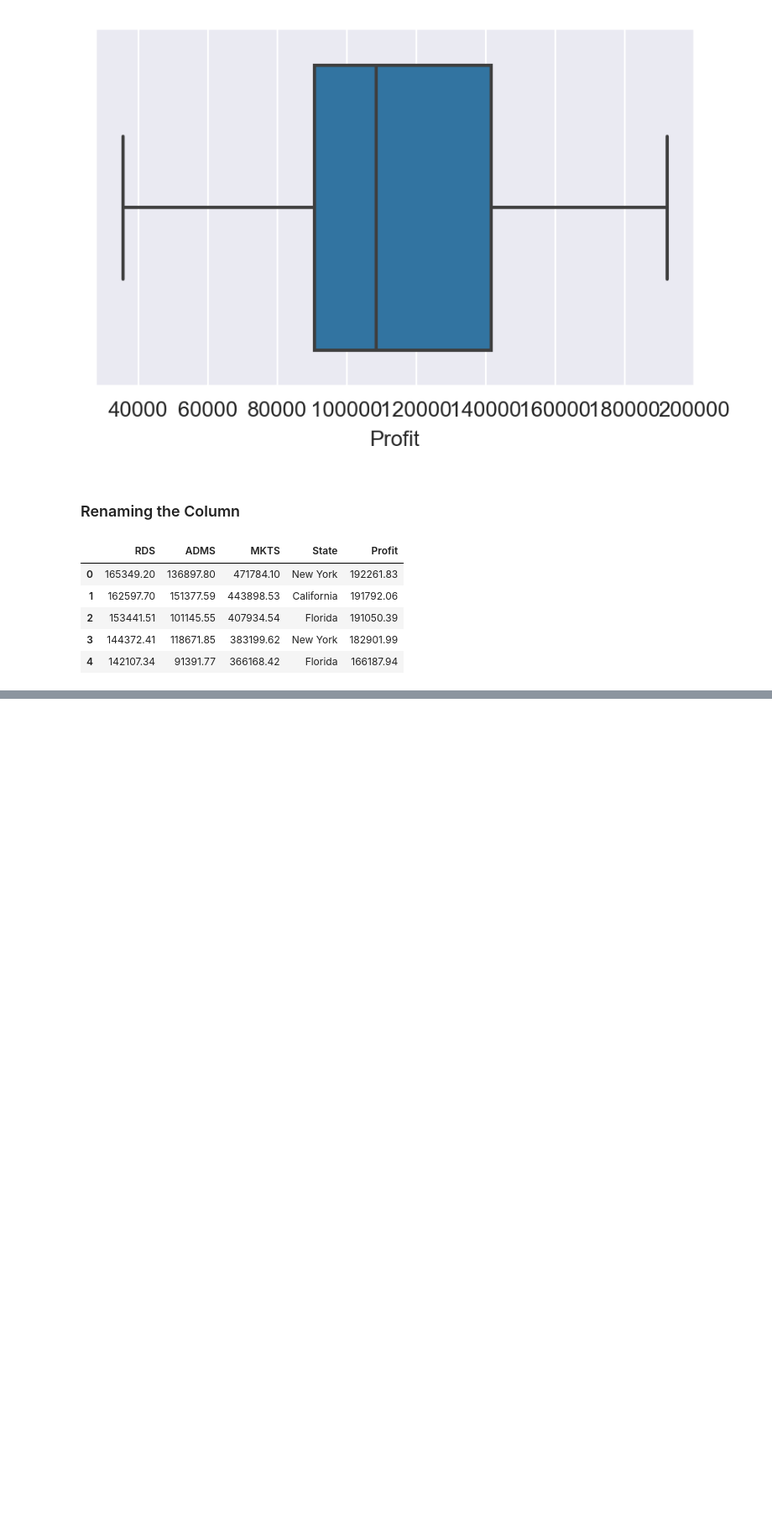
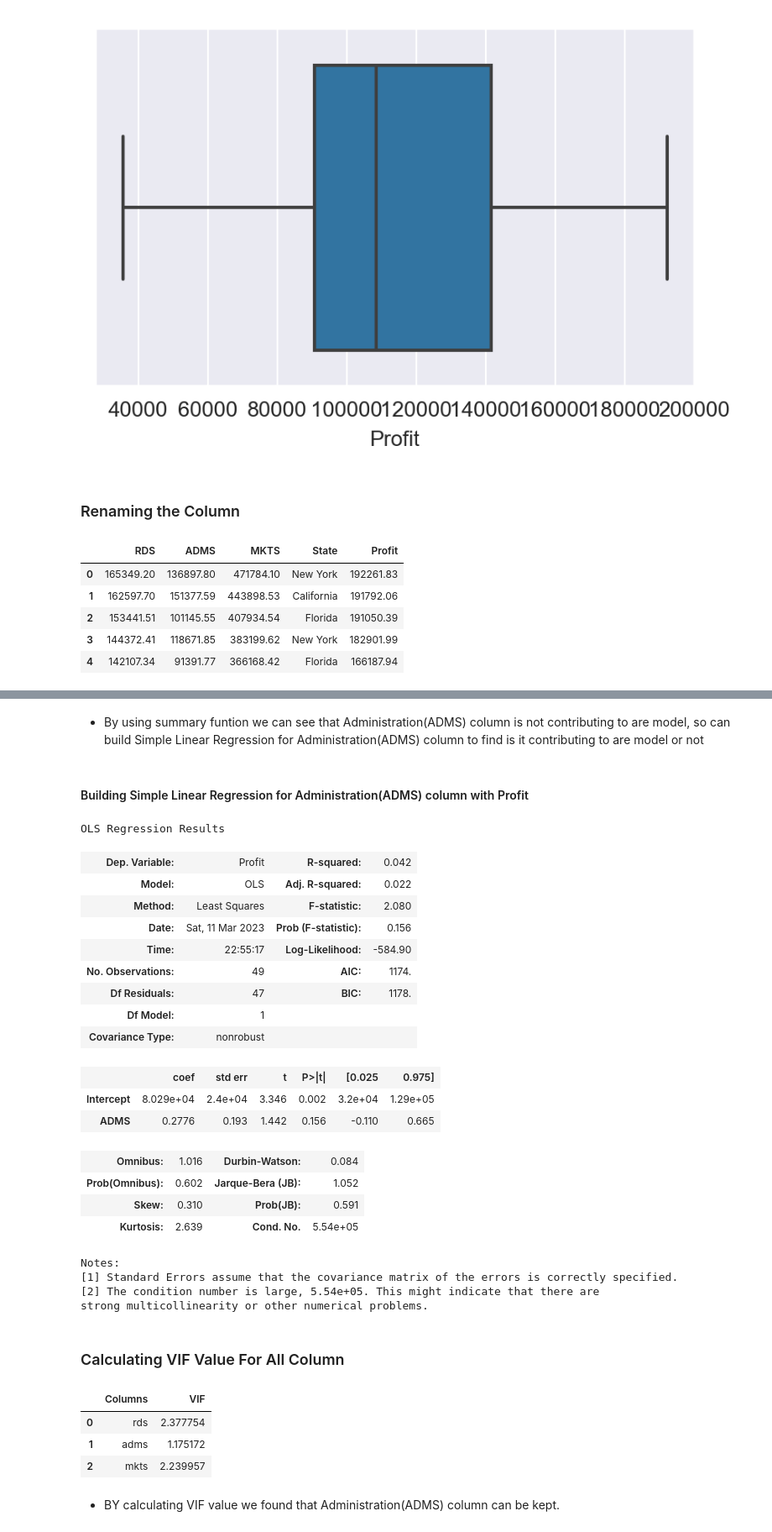
Before and after one commit to kunal-mallick/Data-Science-Assignments, a Jupyter notebook: Assignment_05_Multi Linear Regression/Code/Q1_50_startups.ipynb, the cells around one changed output, grey strips where cells are left out. Shown at 84% size. Drawn from its saved outputs; the diff is of its cells as text; code cells hidden in the pictures; blank space fills up the shorter version.

```diff
--- a/Assignment_05_Multi Linear Regression/Code/Q1_50_startups.ipynb
+++ b/Assignment_05_Multi Linear Regression/Code/Q1_50_startups.ipynb
@@ -177,0 +208,32 @@ st.head()
+# %% [markdown]
+- By using summary funtion we can see that Administration(ADMS) column is not contributing to are model, so can build Simple Linear Regression for Administration(ADMS) column to find is it contributing to are model or not
+# %% [markdown]
+#### Building Simple Linear Regression for Administration(ADMS) column with Profit
+# %%
+profit_adms_model = smf.ols('Profit~ADMS', data=st).fit()
+
+profit_adms_model.summary()
+# %% [output]
+OLS Regression Results
+| Dep. Variable: | Profit | R-squared: | 0.042 |
+| Model: | OLS | Adj. R-squared: | 0.022 |
+| Method: | Least Squares | F-statistic: | 2.080 |
+| Date: | Sat, 11 Mar 2023 | Prob (F-statistic): | 0.156 |
+| Time: | 22:55:17 | Log-Likelihood: | -584.90 |
+| No. Observations: | 49 | AIC: | 1174. |
+| Df Residuals: | 47 | BIC: | 1178. |
+| Df Model: | 1 |  |  |
+| Covariance Type: | nonrobust |  |  |
+|  | coef | std err | t | P>|t| | [0.025 | 0.975] |
+| Intercept | 8.029e+04 | 2.4e+04 | 3.346 | 0.002 | 3.2e+04 | 1.29e+05 |
+| ADMS | 0.2776 | 0.193 | 1.442 | 0.156 | -0.110 | 0.665 |
+| Omnibus: | 1.016 | Durbin-Watson: | 0.084 |
+| Prob(Omnibus): | 0.602 | Jarque-Bera (JB): | 1.052 |
+| Skew: | 0.310 | Prob(JB): | 0.591 |
+| Kurtosis: | 2.639 | Cond. No. | 5.54e+05 |
+Notes:
+[1] Standard Errors assume that the covariance matrix of the errors is correctly specified.
+[2] The condition number is large, 5.54e+05. This might indicate that there are
+strong multicollinearity or other numerical problems.
+# %% [markdown]
+### Calculating VIF Value For All Column
@@ -177,0 +249,15 @@ st.head()
+# %%
+vif = pd.DataFrame({
+    'Columns' : ['rds','adms','mkts'],
+    'VIF' : [vif_rds,vif_adms,vif_mkts]
+})
+
+
+vif
+# %% [output]
+|  | Columns | VIF |
+| 0 | rds | 2.377754 |
+| 1 | adms | 1.175172 |
+| 2 | mkts | 2.239957 |
+# %% [markdown]
+- BY calculating VIF value we found that Administration(ADMS) column can be kept.
```
Also changed, not shown: parts of 6 cells of this notebook, 1 other file.
